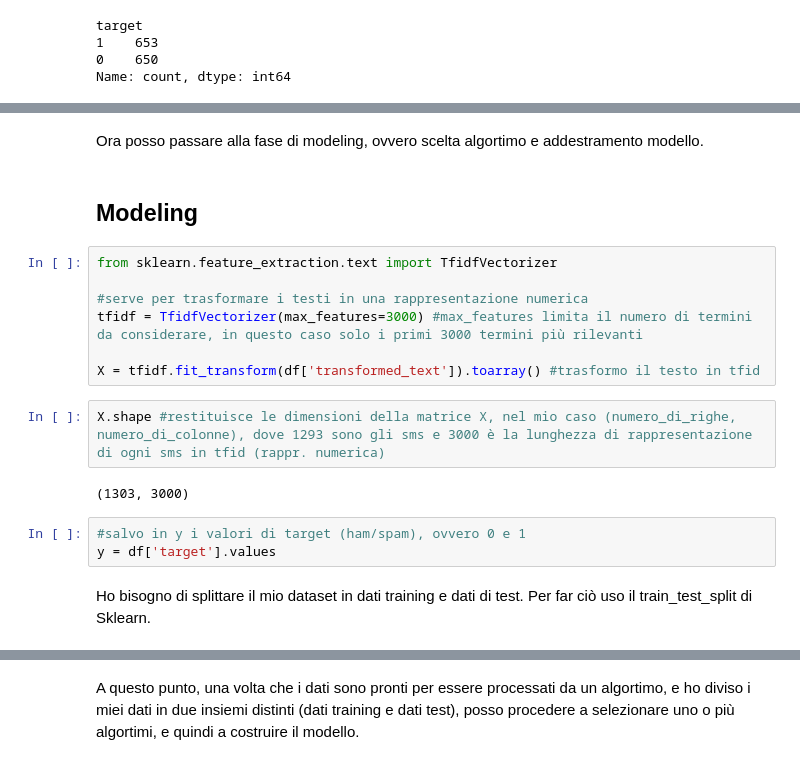
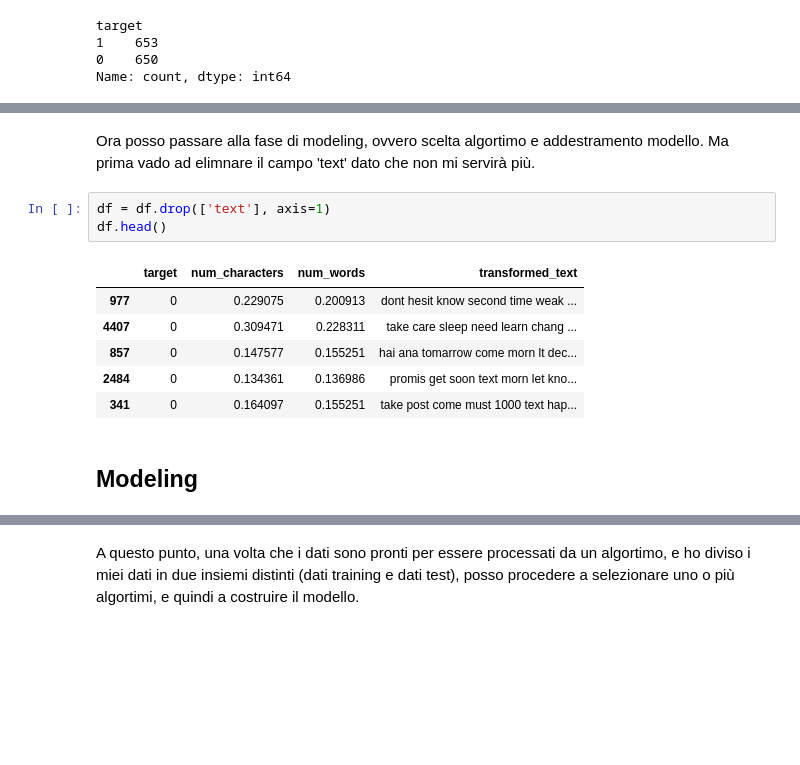
Before and after one commit to russosamuele/SMSecure, a Jupyter notebook: SMSecure.ipynb, the cells around one changed output, grey strips where cells are left out. Cells and saved outputs as stored; diff of their text form; blank space fills up the shorter version.

```diff
--- a/SMSecure.ipynb
+++ b/SMSecure.ipynb
@@ -571,20 +571,15 @@ df.sample(5)
 # %% [markdown]
 Ora posso passare alla fase di modeling, ovvero scelta algortimo e addestramento modello.
+Ma prima vado ad elimnare il campo 'text' dato che non mi servirà più.
+# %%
+df = df.drop(['text'], axis=1)
+df.head()
+# %% [output]
+|  | target | num_characters | num_words | transformed_text |
+| 977 | 0 | 0.229075 | 0.200913 | dont hesit know second time weak ... |
+| 4407 | 0 | 0.309471 | 0.228311 | take care sleep need learn chang ... |
+| 857 | 0 | 0.147577 | 0.155251 | hai ana tomarrow come morn lt dec... |
+| 2484 | 0 | 0.134361 | 0.136986 | promis get soon text morn let kno... |
+| 341 | 0 | 0.164097 | 0.155251 | take post come must 1000 text hap... |
 # %% [markdown]
 ## Modeling
-# %%
-from sklearn.feature_extraction.text import TfidfVectorizer
-
-#serve per trasformare i testi in una rappresentazione numerica
-tfidf = TfidfVectorizer(max_features=3000) #max_features limita il numero di termini da considerare, in questo caso solo i primi 3000 termini più rilevanti
-
-X = tfidf.fit_transform(df['transformed_text']).toarray() #trasformo il testo in tfid
-# %%
-X.shape #restituisce le dimensioni della matrice X, nel mio caso (numero_di_righe, numero_di_colonne), dove 1293 sono gli sms e 3000 è la lunghezza di rappresentazione di ogni sms in tfid (rappr. numerica)
-# %% [output]
-(1303, 3000)
-# %%
-#salvo in y i valori di target (ham/spam), ovvero 0 e 1
-y = df['target'].values
-# %% [markdown]
-Ho bisogno di splittare il mio dataset in dati training e dati di test. Per far ciò uso il train_test_split di Sklearn.
```
Also changed, not shown: parts of 21 cells of this notebook.
